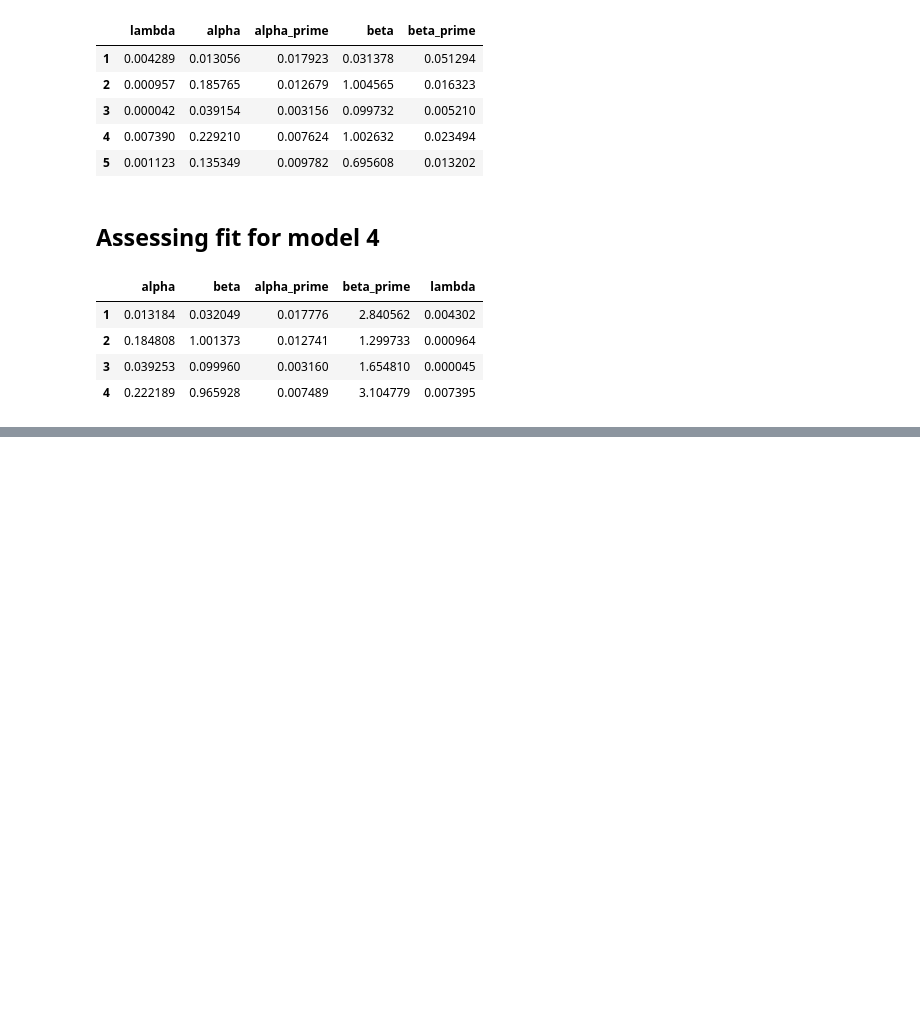
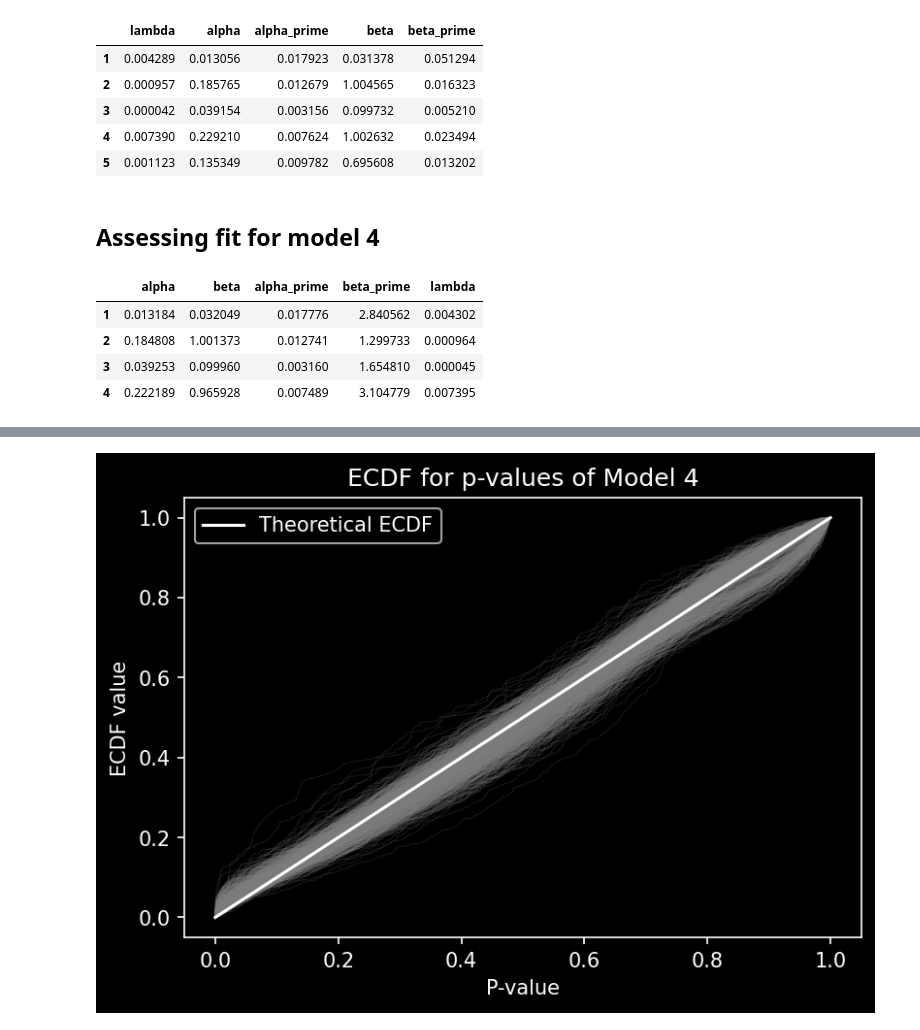
Before and after one commit to carlosaccp/Santander-SE-ME, a Jupyter notebook: code/fit_m4.ipynb, the cells around one changed output, grey strips where cells are left out. Saved outputs shown, nothing was run; the diff lists cells and outputs as text; code cells hidden in the pictures; blank space fills up the shorter version.

```diff
--- a/code/fit_m4.ipynb
+++ b/code/fit_m4.ipynb
@@ -323,0 +353,13 @@ plt.show()
+# %%
+for station, pvals in m4_p_values.items():
+    x,y = ecdf(pvals)
+    plt.plot(x,y, alpha=0.2, linewidth=0.5, color="gray")
+
+plt.title("ECDF for p-values of Model 4")
+plt.xlabel("P-value")
+plt.ylabel("ECDF value")
+plt.plot([0,1], [0,1], color="white", label="Theoretical ECDF")
+plt.legend()
+plt.show()
+# %% [output]
+[figure, added]
```
Also changed, not shown: parts of 8 cells of this notebook, 2 other files.
